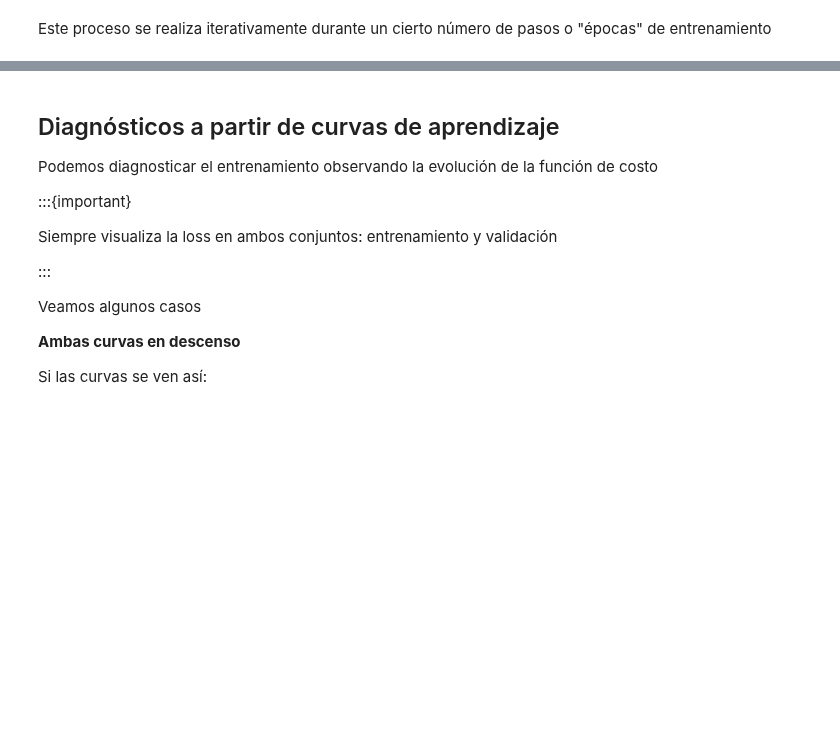
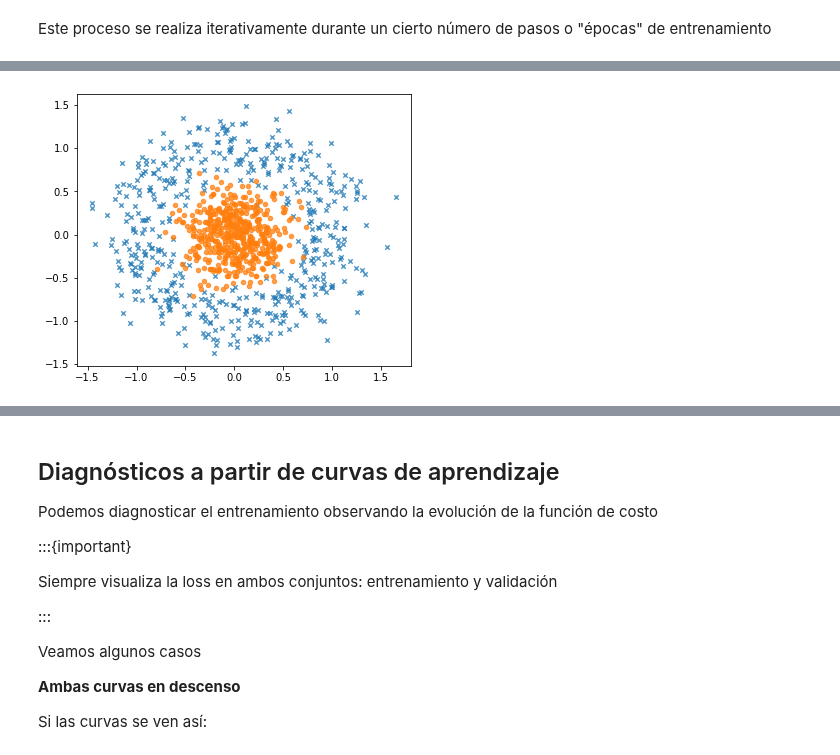
Before and after one commit to phuijse/MachineLearningBook, a Jupyter notebook: contents/neural_networks/pytorch2.ipynb, the cells around one changed output, grey strips where cells are left out. Cells and saved outputs as stored; diff of their text form; code cells hidden in the pictures; blank space fills up the shorter version.

```diff
--- a/contents/neural_networks/pytorch2.ipynb
+++ b/contents/neural_networks/pytorch2.ipynb
@@ -175,15 +163,0 @@ Este conjunto no es linealmente separable
-# %%
-%matplotlib inline
-import numpy as np
-import matplotlib.pyplot as plt
-import sklearn.datasets
-data, labels = sklearn.datasets.make_circles(n_samples=1000, noise=0.2, factor=0.25)
-
-fig, ax = plt.subplots(figsize=(8, 4))
-for k, marker in enumerate(['x', 'o']):
-    ax.scatter(data[labels==k, 0], data[labels==k, 1], s=20, marker=marker, alpha=0.75)
-
-# Para las gráficas
-x_min, x_max = data[:, 0].min() - 0.5, data[:, 0].max() + 0.5
-y_min, y_max = data[:, 1].min() - 0.5, data[:, 1].max() + 0.5
-xx, yy = np.meshgrid(np.arange(x_min, x_max, 0.05), np.arange(y_min, y_max, 0.05))
@@ -355,0 +184,15 @@ for param_tensor in model.state_dict():
+# %%
+%matplotlib inline
+import numpy as np
+import matplotlib.pyplot as plt
+import sklearn.datasets
+
+np.random.seed(0)
+X, y = sklearn.datasets.make_circles(n_samples=1000, noise=0.2, factor=0.25)
+
+fig, ax = plt.subplots(figsize=(6, 5))
+for k, marker in enumerate(['x', 'o']):
+    mask = y == k
+    ax.scatter(X[mask, 0], X[mask, 1], s=20, marker=marker, alpha=0.75)
+# %% [output]
+[figure, added]
```
Also changed, not shown: parts of 56 cells of this notebook.
